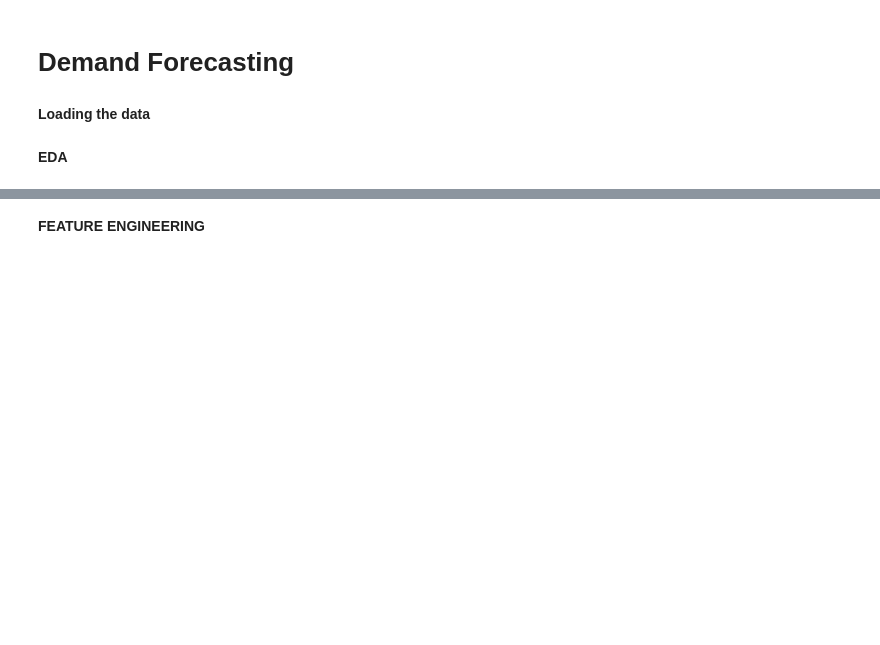
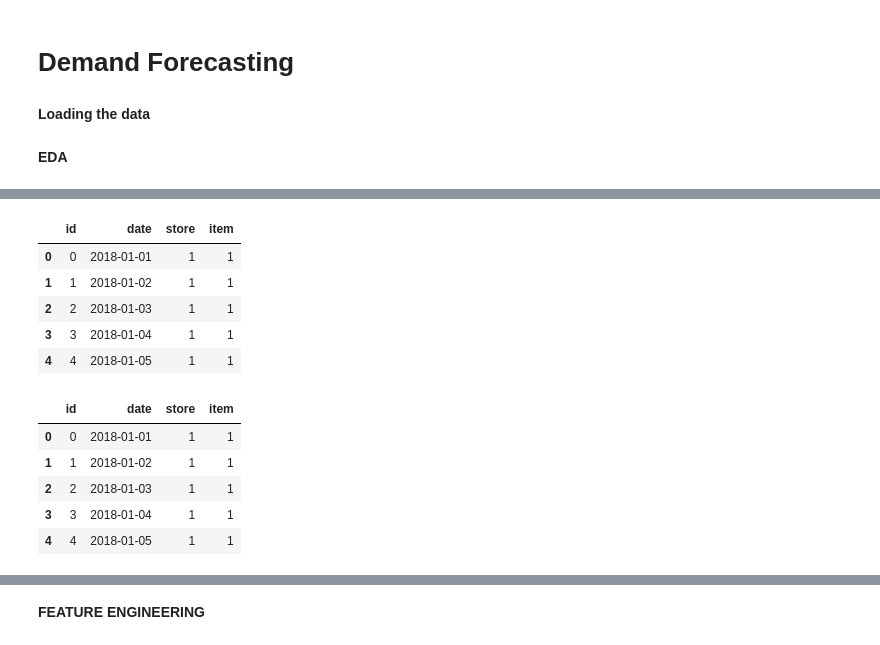
Before and after one commit to imelike/store-item-demand-forecasting, a Jupyter notebook: main.ipynb, the cells around one changed output, grey strips where cells are left out. Saved outputs shown, nothing was run; the diff lists cells and outputs as text; code cells hidden in the pictures; blank space fills up the shorter version.

```diff
--- a/main.ipynb
+++ b/main.ipynb
@@ -37,3 +68,18 @@ df = pd.concat([train, test], sort=False)
+# %%
+test.head()
+# %% [output]
+|  | id | date | store | item |
+| 0 | 0 | 2018-01-01 | 1 | 1 |
+| 1 | 1 | 2018-01-02 | 1 | 1 |
+| 2 | 2 | 2018-01-03 | 1 | 1 |
+| 3 | 3 | 2018-01-04 | 1 | 1 |
+| 4 | 4 | 2018-01-05 | 1 | 1 |
+|  | id | date | store | item |
+| 0 | 0 | 2018-01-01 | 1 | 1 |
+| 1 | 1 | 2018-01-02 | 1 | 1 |
+| 2 | 2 | 2018-01-03 | 1 | 1 |
+| 3 | 3 | 2018-01-04 | 1 | 1 |
+| 4 | 4 | 2018-01-05 | 1 | 1 |
 # %%
 df["date"].min(), df["date"].max()
 # %% [output]
```
Also changed, not shown: parts of 54 cells of this notebook.
